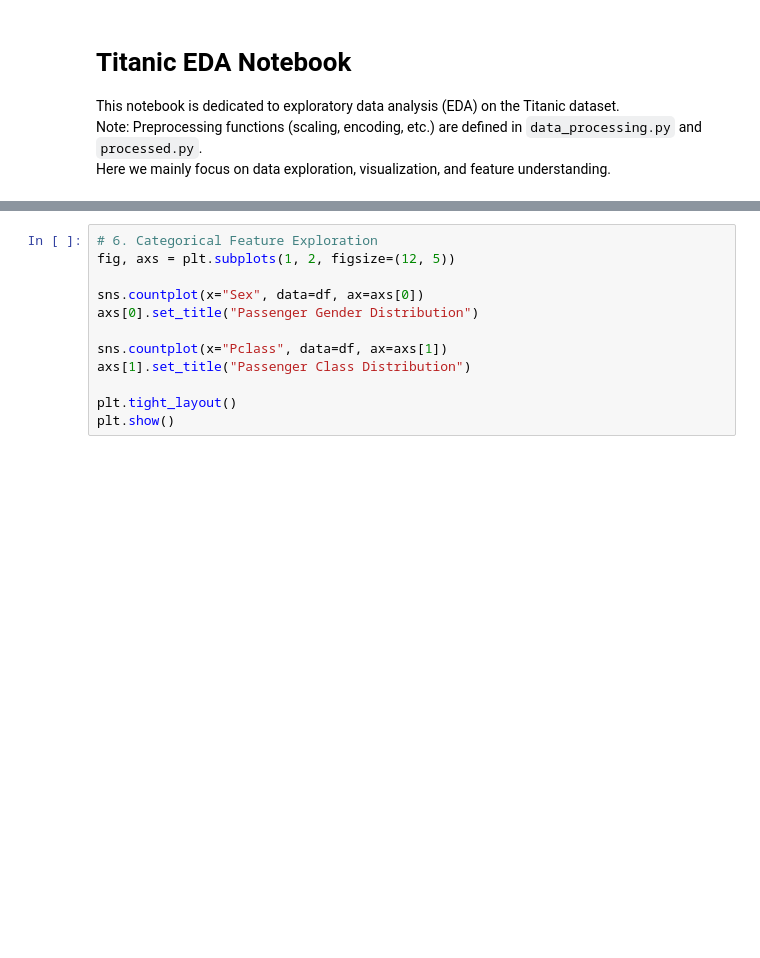
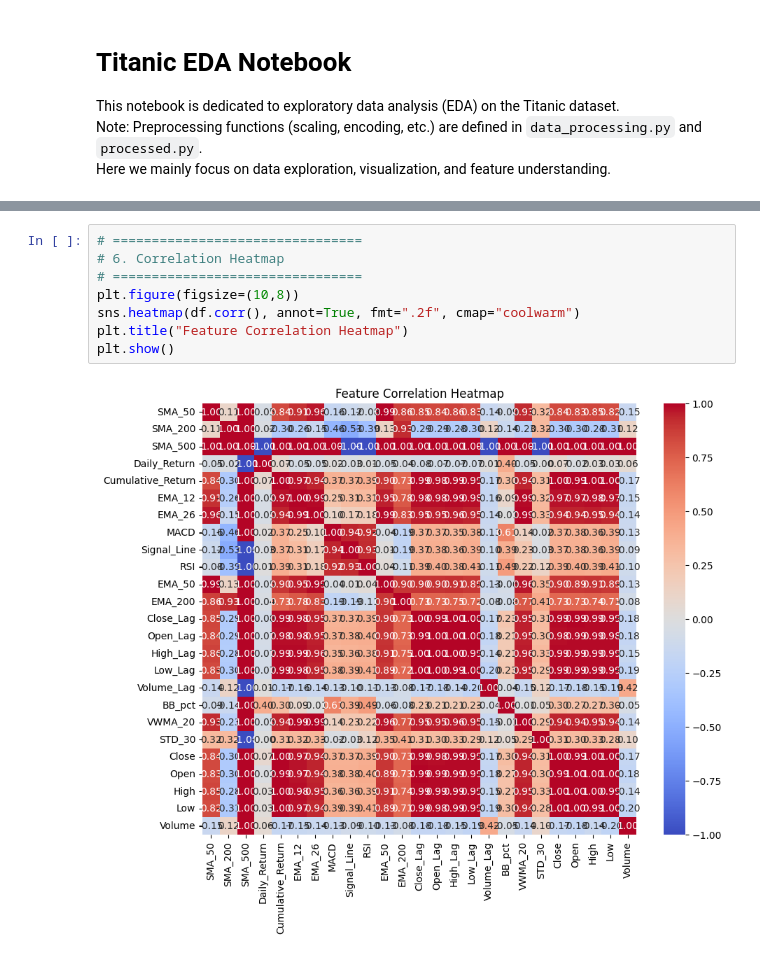
Before and after one commit to laithalfar/Stock_Prediction, a Jupyter notebook: notebooks/1_eda.ipynb, the cells around one changed output, grey strips where cells are left out. Cells and saved outputs as stored; diff of their text form; blank space fills up the shorter version.

```diff
--- a/notebooks/1_eda.ipynb
+++ b/notebooks/1_eda.ipynb
@@ -43,13 +131,11 @@ plt.show()
 # %%
-# 6. Categorical Feature Exploration
-fig, axs = plt.subplots(1, 2, figsize=(12, 5))
-
-sns.countplot(x="Sex", data=df, ax=axs[0])
-axs[0].set_title("Passenger Gender Distribution")
-
-sns.countplot(x="Pclass", data=df, ax=axs[1])
-axs[1].set_title("Passenger Class Distribution")
-
-plt.tight_layout()
+# ================================
+# 6. Correlation Heatmap
+# ================================
+plt.figure(figsize=(10,8))
+sns.heatmap(df.corr(), annot=True, fmt=".2f", cmap="coolwarm")
+plt.title("Feature Correlation Heatmap")
 plt.show()
+# %% [output]
+[figure, added]
 # %%
```
Also changed, not shown: parts of 8 cells of this notebook, 2 other files.
